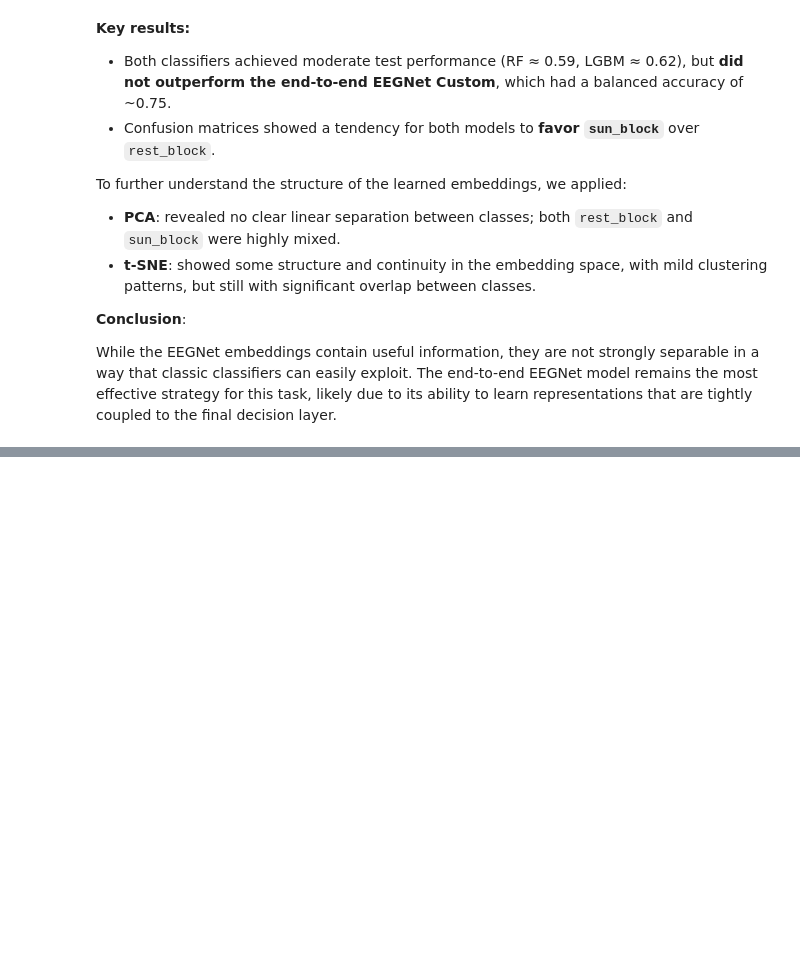
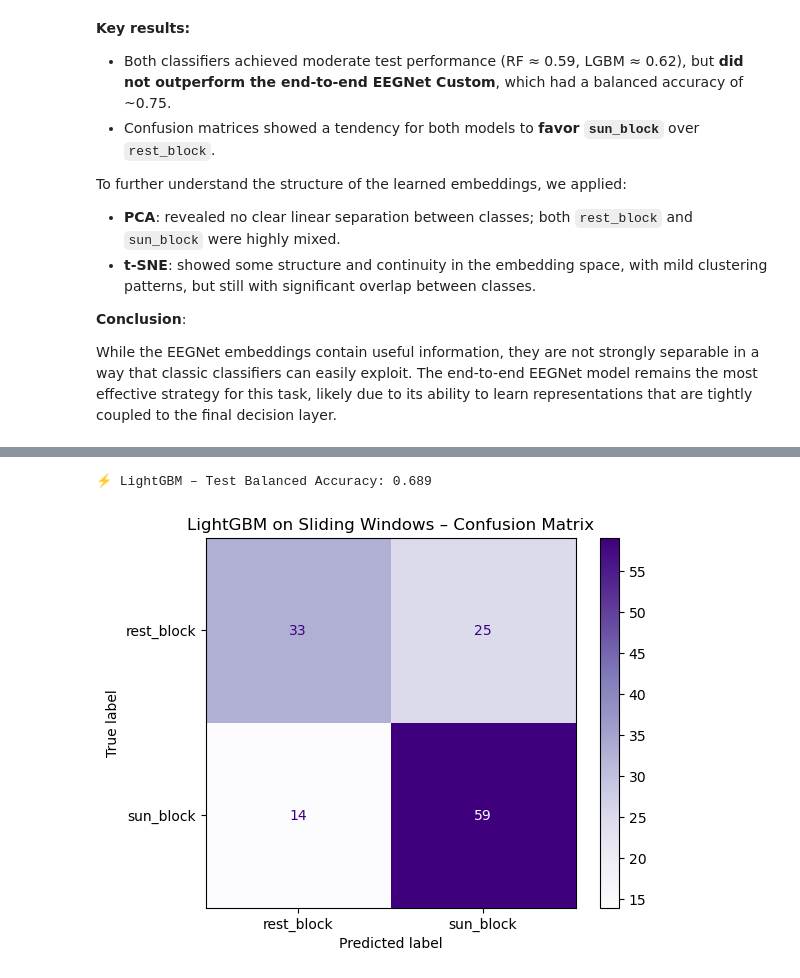
Before and after one commit to linalopes/creativity-in-vitro-eeg, a Jupyter notebook: notebooks/12_Lina_ses-03_task-sunimagery_ml-dl.ipynb, the cells around one changed output, grey strips where cells are left out. Cells and saved outputs as stored; diff of their text form; code cells hidden in the pictures; blank space fills up the shorter version.

```diff
--- a/notebooks/12_Lina_ses-03_task-sunimagery_ml-dl.ipynb
+++ b/notebooks/12_Lina_ses-03_task-sunimagery_ml-dl.ipynb
@@ -1221,0 +1328,33 @@ While the EEGNet embeddings contain useful information, they are not strongly se
+# %%
+from lightgbm import LGBMClassifier
+
+# Instantiate model
+clf_lgb = LGBMClassifier(
+    n_estimators=100,
+    objective='binary',
+    boosting_type='gbdt',
+    random_state=42
+)
+
+# Fit without early stopping
+clf_lgb.fit(
+    X_train, y_train,
+    eval_set=[(X_val, y_val)],
+    eval_metric='binary_error'
+)
+
+# Predict on test set
+y_pred_lgb = clf_lgb.predict(X_test)
+acc_lgb = balanced_accuracy_score(y_test, y_pred_lgb)
+
+print(f"⚡ LightGBM – Test Balanced Accuracy: {acc_lgb:.3f}")
+
+# Confusion matrix
+cm_lgb = confusion_matrix(y_test, y_pred_lgb)
+disp = ConfusionMatrixDisplay(cm_lgb, display_labels=["rest_block", "sun_block"])
+disp.plot(cmap="Purples")
+plt.title("LightGBM on Sliding Windows – Confusion Matrix")
+plt.show()
+# %% [output]
+⚡ LightGBM – Test Balanced Accuracy: 0.689
+[figure, added]
```
Also changed, not shown: parts of 4 cells of this notebook.
